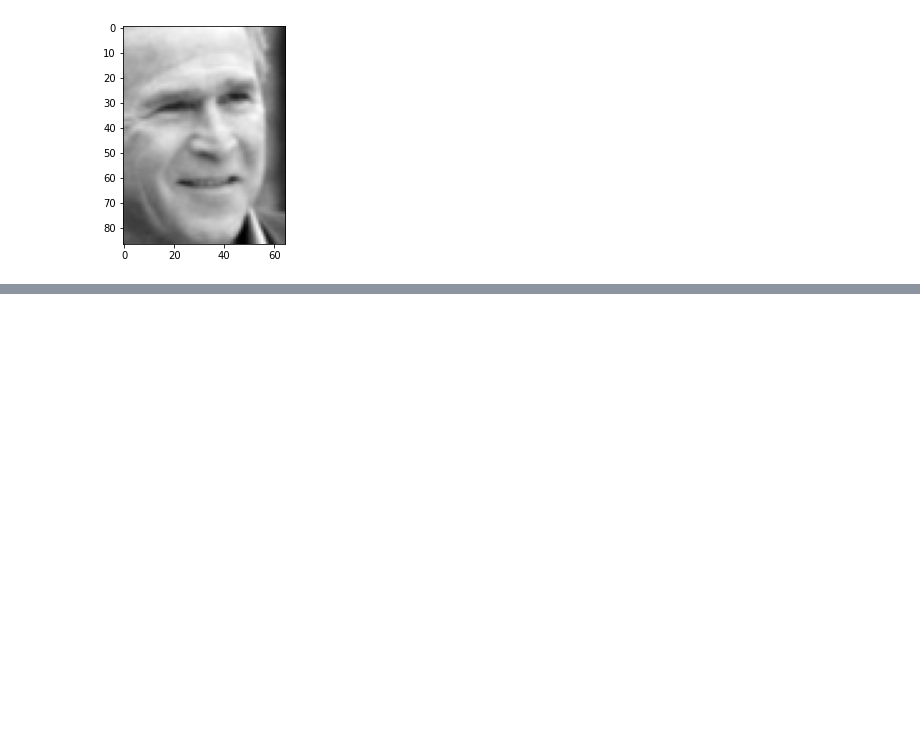
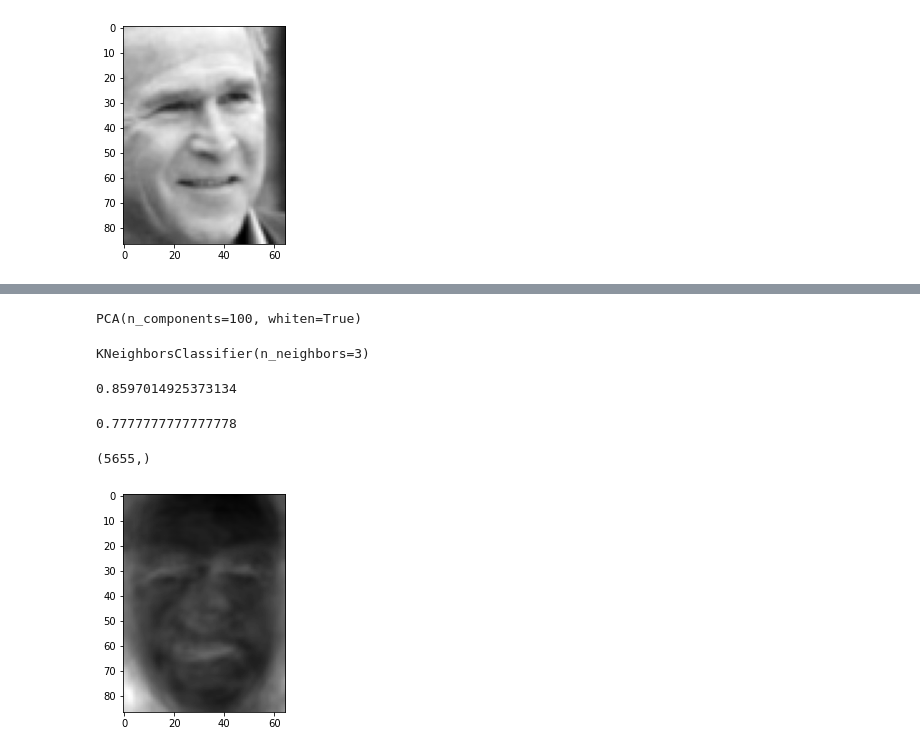
Before and after one commit to Shaharen/MachineLearning, a Jupyter notebook: Ex07_비지도학습.ipynb, the cells around one changed output, grey strips where cells are left out. Drawn from its saved outputs; the diff is of its cells as text; code cells hidden in the pictures; blank space fills up the shorter version.

```diff
--- a/Ex07_비지도학습.ipynb
+++ b/Ex07_비지도학습.ipynb
@@ -181,0 +194,9 @@ plt.show()
+# %%
+from sklearn.model_selection import train_test_split
+X_train, X_test, y_train, y_test = train_test_split(X , y, test_size = 0.3 ,
+                                                   random_state = 10)
+# %%
+# knn 모델 학습
+from sklearn.neighbors import KNeighborsClassifier
+knn = KNeighborsClassifier(n_neighbors=3)
+knn.fit(X_train, y_train)
@@ -181,0 +213,6 @@ plt.show()
+# %%
+pca = PCA(n_components=100 , whiten = True)
+# %%
+pca.fit(X_train)
+# %% [output]
+PCA(n_components=100, whiten=True)
@@ -181,0 +222,22 @@ plt.show()
+# %%
+knn.fit(X_train_pca , y_train)
+# %% [output]
+KNeighborsClassifier(n_neighbors=3)
+# %%
+knn.score(X_train_pca, y_train)
+# %% [output]
+0.8597014925373134
+# %%
+knn.score(X_test_pca, y_test)
+# %% [output]
+0.7777777777777778
+# %%
+# 주성분 데이터 확인
+pca.components_[0].shape
+# %% [output]
+(5655,)
+# %%
+plt.imshow(pca.components_[0].reshape(87,65) , cmap = 'gray')
+plt.show()
+# %% [output]
+[figure, added]
```
Also changed, not shown: parts of 12 cells of this notebook.
